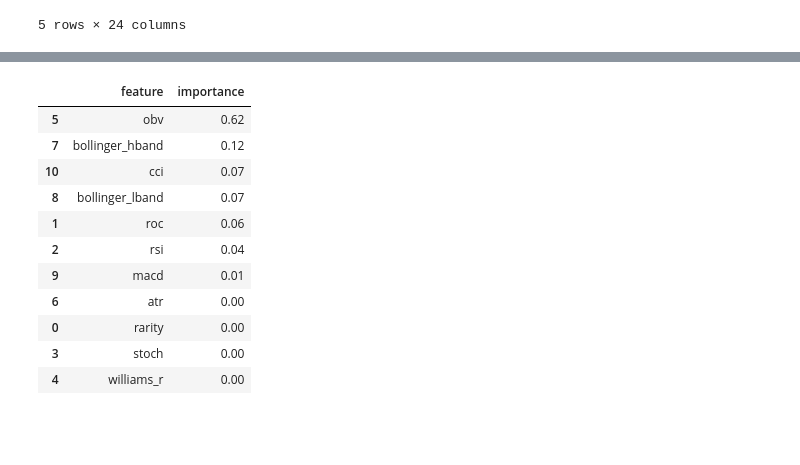
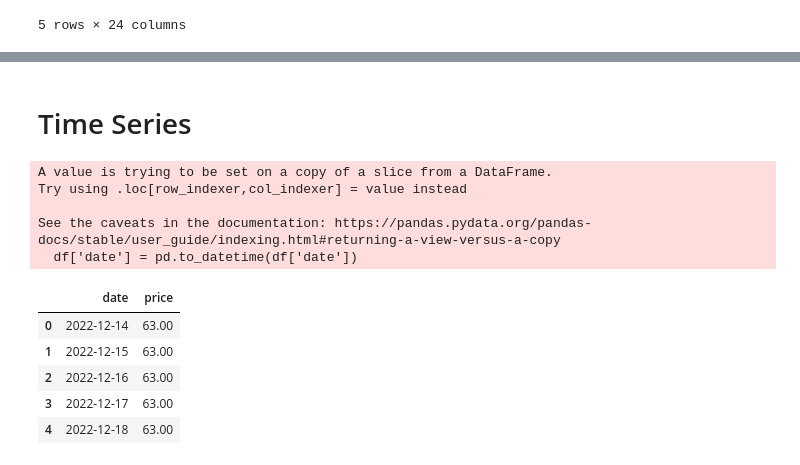
Before and after one commit to suanow/NFT-ML-term-paper, a Jupyter notebook: models/sand_new.ipynb, the cells around one changed output, grey strips where cells are left out. Drawn from its saved outputs; the diff is of its cells as text; code cells hidden in the pictures; blank space fills up the shorter version.

```diff
--- a/models/sand_new.ipynb
+++ b/models/sand_new.ipynb
@@ -610,15 +571,28 @@ ranf_features = pd.DataFrame({'feature':x_train.columns, 'importance':ranf.featu
-# %%
-ranf_features
-# %% [output]
-|  | feature | importance |
-| 5 | obv | 0.62 |
-| 7 | bollinger_hband | 0.12 |
-| 10 | cci | 0.07 |
-| 8 | bollinger_lband | 0.07 |
-| 1 | roc | 0.06 |
-| 2 | rsi | 0.04 |
-| 9 | macd | 0.01 |
-| 6 | atr | 0.00 |
-| 0 | rarity | 0.00 |
-| 3 | stoch | 0.00 |
-| 4 | williams_r | 0.00 |
+# %% [markdown]
+# Time Series
+# %%
+df['date'] = pd.to_datetime(df['date'])
+
+start_date = df['date'].min()
+end_date = df['date'].max()
+
+all_dates_df = pd.DataFrame(pd.date_range(start_date, end_date), columns=['date'])
+
+grouped_df = df.groupby('date')['price'].mean().reset_index()
+
+merged_df = pd.merge(all_dates_df, grouped_df, on='date', how='left')
+merged_df['price'].fillna(method='ffill', inplace=True)
+merged_df['date'] = merged_df['date'].dt.strftime('%Y-%m-%d')
+merged_df.head(5)
+# %% [output]
+A value is trying to be set on a copy of a slice from a DataFrame.
+Try using .loc[row_indexer,col_indexer] = value instead
+
+See the caveats in the documentation: https://pandas.pydata.org/pandas-docs/stable/user_guide/indexing.html#returning-a-view-versus-a-copy
+  df['date'] = pd.to_datetime(df['date'])
+|  | date | price |
+| 0 | 2022-12-14 | 63.00 |
+| 1 | 2022-12-15 | 63.00 |
+| 2 | 2022-12-16 | 63.00 |
+| 3 | 2022-12-17 | 63.00 |
+| 4 | 2022-12-18 | 63.00 |
```
Also changed, not shown: parts of 13 cells of this notebook, 4 other files.
